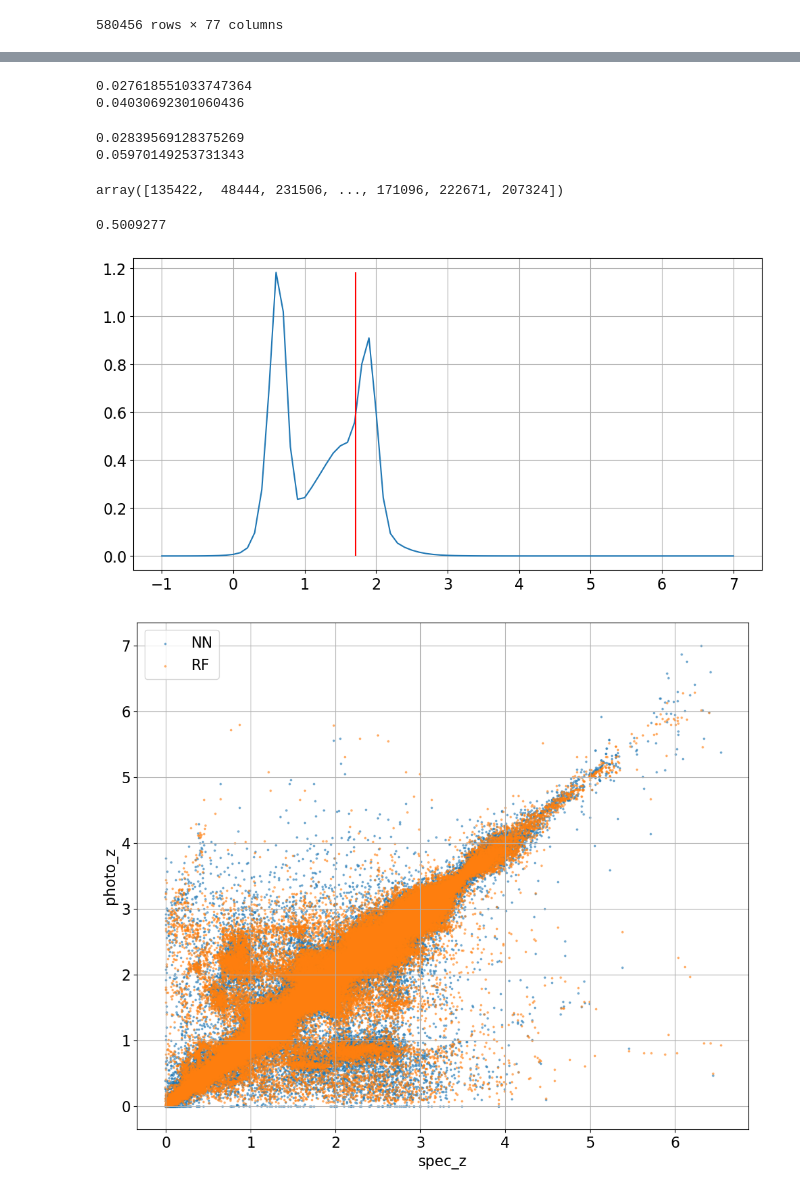
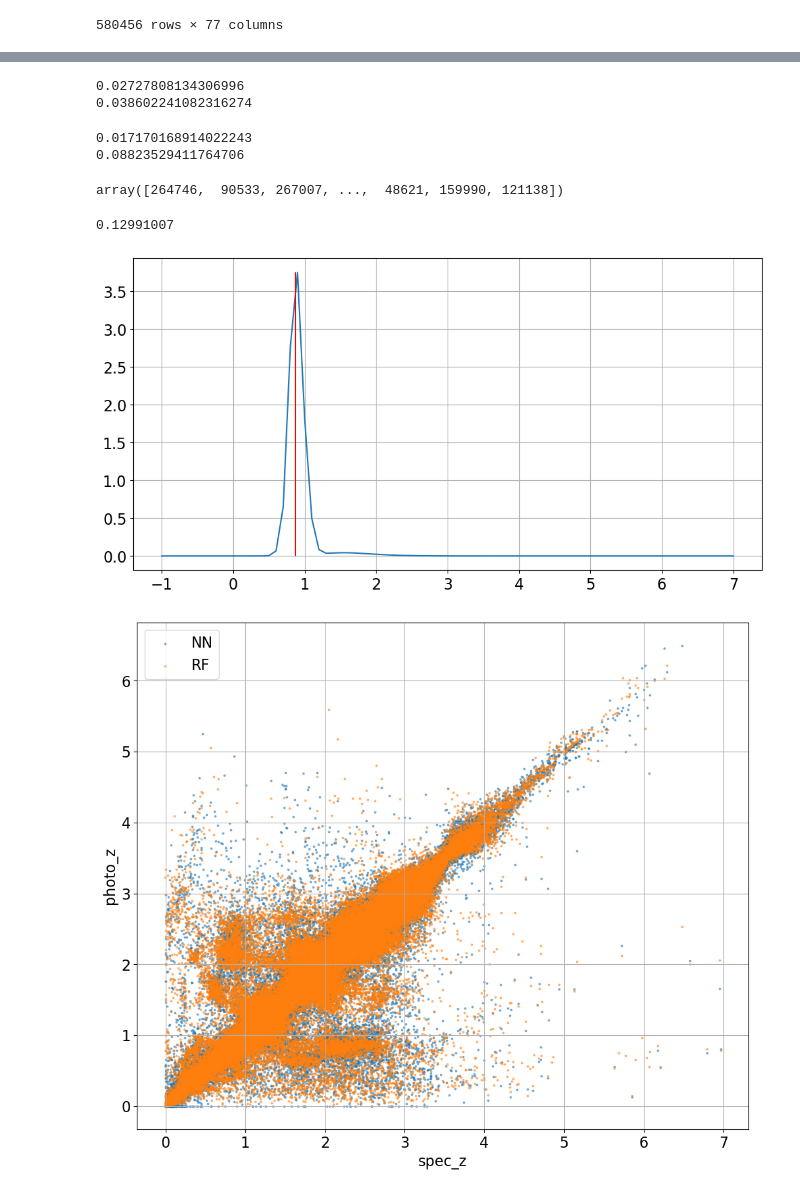
Before and after one commit to SVasi1yev/MSU_quasars, a Jupyter notebook: deep_ensambles_photo_z.ipynb, the cells around one changed output, grey strips where cells are left out. Drawn from its saved outputs; the diff is of its cells as text; code cells hidden in the pictures.

```diff
--- a/deep_ensambles_photo_z.ipynb
+++ b/deep_ensambles_photo_z.ipynb
@@ -508,11 +508,13 @@ def out_rate_z6(true, preds):
 train_20_35_01 = train_20[train_20['fold'] == 0].dropna()[['RA', 'DEC', 'Z'] + features_list + ['max35_z', 'conf35_z']]
 X_01_init, y_01 = train_20_35_01[features_list].values.astype(float), train_20_35_01['Z'].values.astype(float)
 scaler = StandardScaler().fit(X_01_init)
-X_01 = scaler.transform(X_01_init)
+# X_01 = scaler.transform(X_01_init)
+X_01 = X_01_init
 
 train_20_35_02 = train_20[train_20['fold'] == 1].dropna()[['RA', 'DEC', 'Z'] + features_list + ['max35_z', 'conf35_z']]
 X_02_init, y_02 = train_20_35_02[features_list].values.astype(float), train_20_35_02['Z'].values.astype(float)
-X_02 = scaler.transform(X_02_init)
+# X_02 = scaler.transform(X_02_init)
+X_02 = X_02_init
 # %%
 ens = DeepEnsemble_GMM(
     MLP_GMM,
@@ -580,2 +582,2 @@ Time: 14.453
 # %%
-# ens = DeepEnsemble_GMM.load_pickle('ens_6x400_3g_01.pkl')
+ens = DeepEnsemble_GMM.load_pickle('ens_6x400_3g_cf01_35.pkl')
@@ -582,16 +586,16 @@ Time: 14.453
 # %%
-epoch_pi, epoch_mu, epoch_sigma, mode, sigma = ens.predict(X_02)
-print(sigma_nmad(y_02, mode))
-print(out_rate(y_02, mode))
+epoch_pi, epoch_mu, epoch_sigma, mode, sigma = ens.predict(X_01)
+print(sigma_nmad(y_01, mode))
+print(out_rate(y_01, mode))
 # %% [output]
-0.027618551033747364
-0.04030692301060436
+0.02727808134306996
+0.038602241082316274
 # %%
-print(sigma_nmad(y_02[m], mode[m]))
-print(out_rate(y_02[m], mode[m]))
+print(sigma_nmad(y_01[m], mode[m]))
+print(out_rate(y_01[m], mode[m]))
 # %% [output]
-0.02839569128375269
-0.05970149253731343
+0.017170168914022243
+0.08823529411764706
 # %%
 def plot_dist(pi, mu, sigma, points):
     pi = pi.reshape(-1, 1)
@@ -602,12 +606,12 @@ def plot_dist(pi, mu, sigma, points):
 # %%
 np.argsort(sigma)[::-1]
 # %% [output]
-array([135422,  48444, 231506, ..., 171096, 222671, 207324])
+array([264746,  90533, 267007, ...,  48621, 159990, 121138])
 # %%
 IDX = 5000
 sigma[IDX]
 # %% [output]
-0.5009277
+0.12991007
 # %%
 font = {'size': 16}
 plt.rc('font', **font)
@@ -617,22 +621,22 @@ plt.grid()
 points = np.arange(-1, 7.1, 0.1)
 probs = plot_dist(epoch_pi[IDX], epoch_mu[IDX], epoch_sigma[IDX], points)
 plt.plot(points, probs)
-plt.vlines([train_20_35_02.iloc[IDX]['Z']], ymin=0, ymax=probs.max(), colors='r')
+plt.vlines([train_20_35_01.iloc[IDX]['Z']], ymin=0, ymax=probs.max(), colors='r')
 pass;
 # %% [output]
-[figure, old version]
+[figure, new version]
 # %%
 font = {'size': 16}
 plt.rc('font', **font)
 fig = plt.figure(figsize=(12, 10))
 plt.grid()
 
-plt.scatter(train_20_35_02["Z"], mode, alpha=0.5, s=3, label='NN')
-plt.scatter(train_20_35_02["Z"], train_20_35_02["max35_z"], alpha=0.5, s=3, label='RF')
+plt.scatter(train_20_35_01["Z"], mode, alpha=0.5, s=3, label='NN')
+plt.scatter(train_20_35_01["Z"], train_20_35_01["max35_z"], alpha=0.5, s=3, label='RF')
 plt.legend()
 plt.xlabel('spec_z')
 plt.ylabel('photo_z')
 pass;
 # %% [output]
-[figure, old version]
+[figure, new version]
 # %%
```
Also changed, not shown: parts of 11 cells of this notebook.
